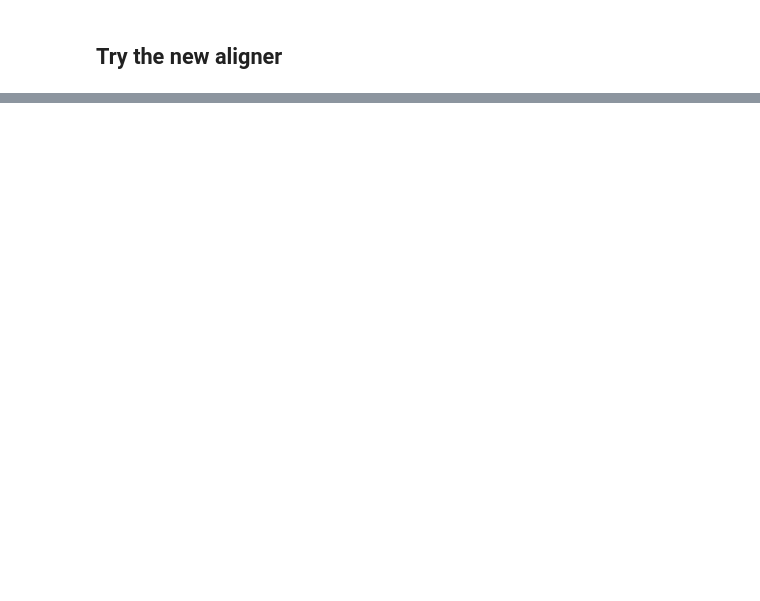
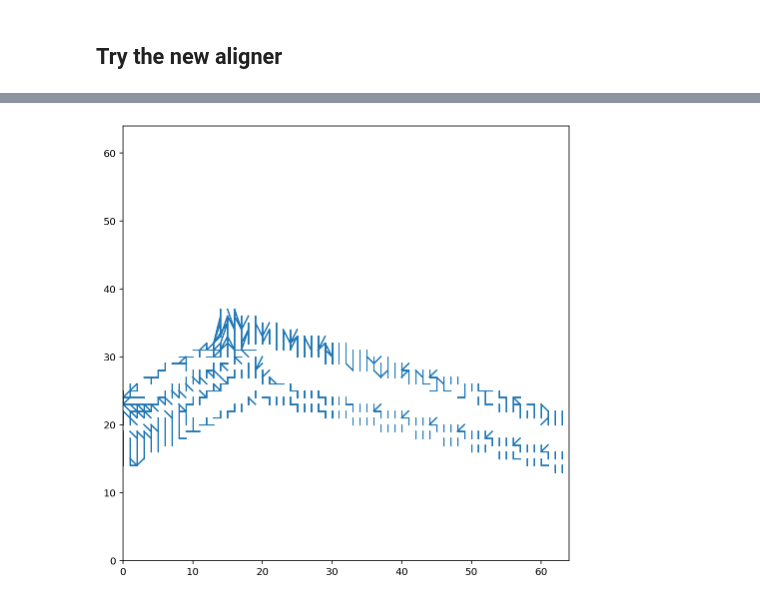
Before and after one commit to apnkv/optimization_vectorization, a Jupyter notebook: stateful.ipynb, the cells around one changed output, grey strips where cells are left out. Saved outputs shown, nothing was run; the diff lists cells and outputs as text; code cells hidden in the pictures; blank space fills up the shorter version.

Commit message:
Updated notebook, transport plan visualisation

```diff
--- a/stateful.ipynb
+++ b/stateful.ipynb
@@ -44,5 +44,6 @@ DEVICE = 'cuda' if torch.cuda.is_available() else 'cpu'
 ## Train a neural network for crossings inference
 # %%
 warnings.filterwarnings("ignore")
-data = [syn_dataset[i] for i in range(10000)]
+data_train = [syn_dataset[i] for i in range(20000)]
+data_val = [syn_dataset[i] for i in range(20000, 30240)]
 # %%
@@ -98,3 +122,7 @@ CrossingRefinerFull(
+# %%
+model = CrossingRefinerFull().to(DEVICE)
+model.load_state_dict(torch.load('best_crossings.pt'))
+_ = model.train(False)
 # %% [markdown]
 ## Try the new aligner
 # %%
@@ -167,2 +250,33 @@ HTML(anim.to_html5_video())
-# %% [markdown]
-#####
+# %%
+vc = aligner.state['vector_coords']
+rc = aligner.state['raster_coords']
+
+# vc = vc[:, 0] * 64 + vc[:, 1]
+# rc = rc[:, 0] * 64 + rc[:, 1]
+
+# vec_idx = vc[aligner.state['transport_plan'].nonzero().T[0]]
+# rst_idx = rc[aligner.state['transport_plan'].nonzero().T[1]]
+
+# transport_plan = aligner.state['transport_plan'].view(-1)
+# %%
+transport_plan = aligner.state['transport_plan']
+
+plt.figure(figsize=(8, 8))
+plt.xlim(0, 64)
+plt.ylim(0, 64)
+
+max_transported = transport_plan.max().item()
+
+for coords in transport_plan.nonzero():
+    i = coords[0].item()
+    j = coords[1].item()
+
+    start = vc[i].detach().cpu().numpy()
+    end = rc[j].detach().cpu().numpy()
+    weight = transport_plan[i][j]
+
+    plt.plot([start[0], end[0]], [start[1], end[1]], color='C0')
+
+plt.show()
+# %% [output]
+[figure, added]
```
Also changed, not shown: parts of 15 cells of this notebook, 1 other file.
